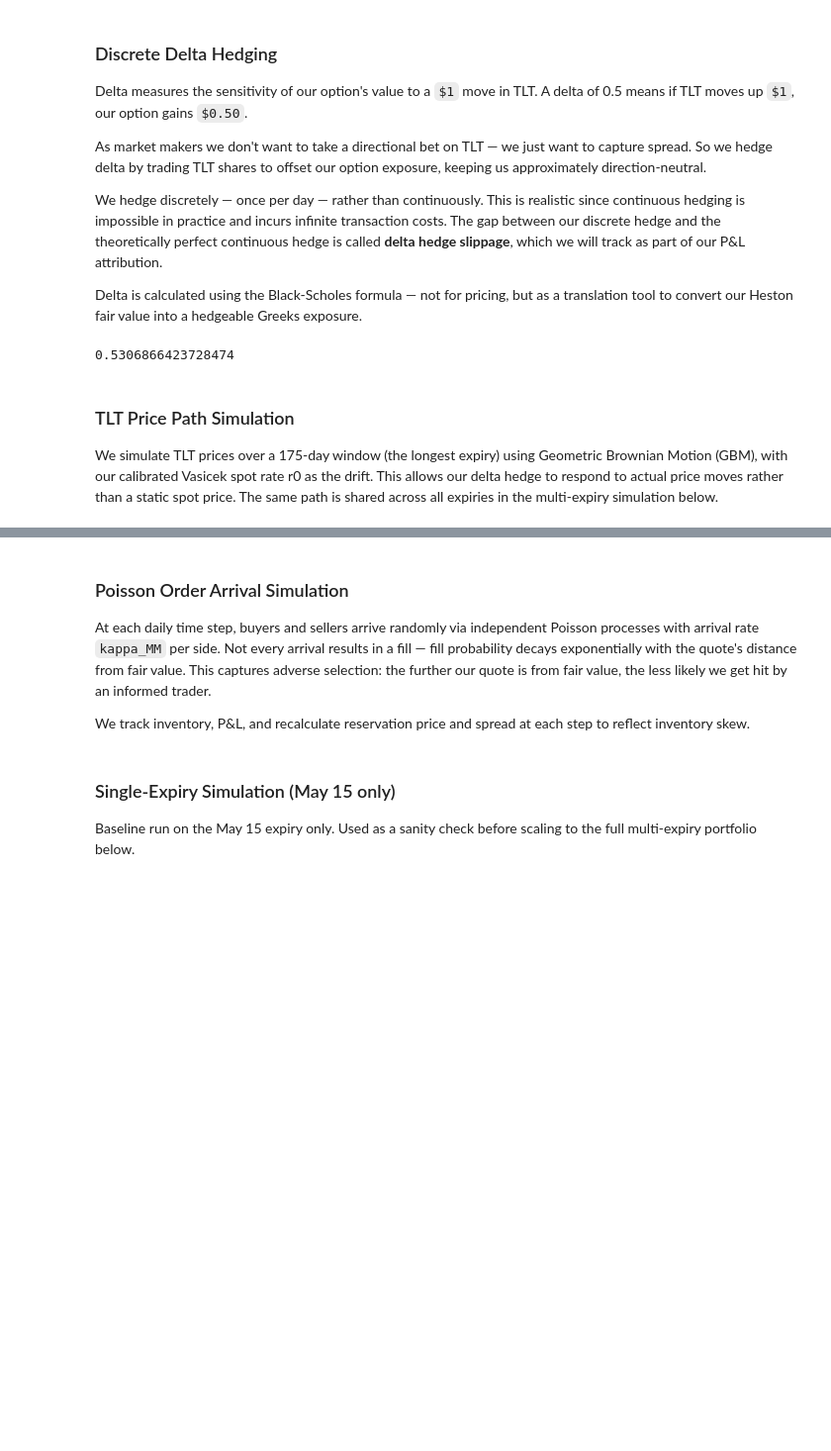
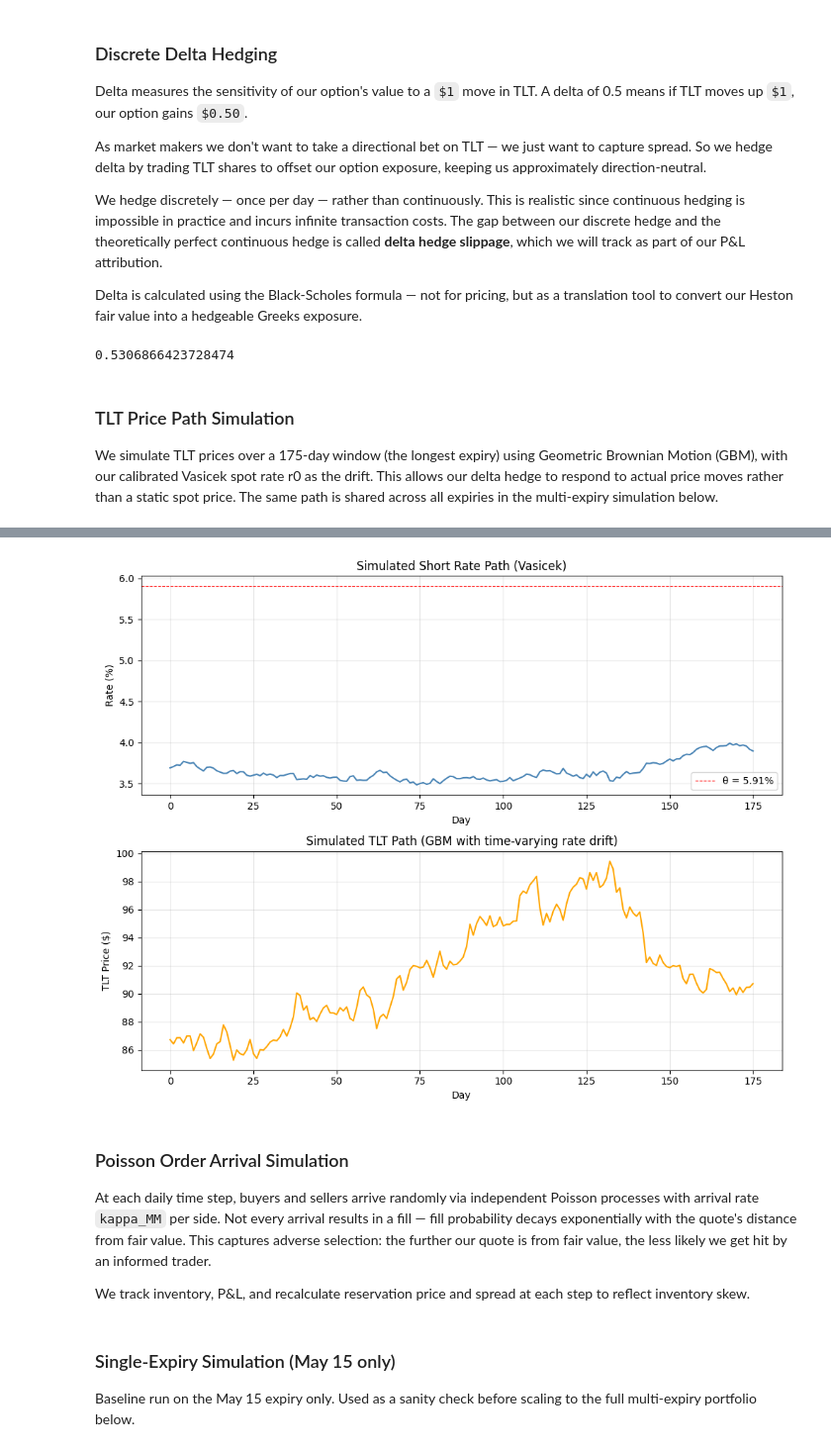
Before and after one commit to ethanasbell/market-making-simulator, a Jupyter notebook: scripts/quoting_engine.ipynb, the cells around one changed output, grey strips where cells are left out. Shown at 99% size. Cells and saved outputs as stored; diff of their text form; code cells hidden in the pictures; blank space fills up the shorter version.

```diff
--- a/scripts/quoting_engine.ipynb
+++ b/scripts/quoting_engine.ipynb
@@ -163,3 +174,67 @@ plt.show()
+# %%
+def simulate_coupled_paths(S0, r0, kappa_r, theta_r, sigma_r, sigma_S,
+                           T_days, rho=-0.7, seed=None):
+    """
+    Joint simulation of short rate (Vasicek) and TLT price (GBM with time-varying drift).
+
+    The rate-TLT correlation captures the empirical 'rates ↑ → TLT ↓' dynamic.
+
+    Returns:
+        rate_path: array of length T_days+1, the simulated short rate
+        tlt_path:  array of length T_days+1, the simulated TLT price
+    """
+    if seed is not None:
+        np.random.seed(seed)
+
+    dt = 1/365
+    rates  = [r0]
+    prices = [S0]
+
+    for _ in range(T_days):
+        # correlated Brownian shocks
+        z1 = np.random.normal(0, 1)
+        z2 = np.random.normal(0, 1)
+        dW_r = z1 * np.sqrt(dt)
+        dW_S = (rho * z1 + np.sqrt(1 - rho**2) * z2) * np.sqrt(dt)
+
+        # Vasicek step (Euler-Maruyama discretization)
+        r_new = rates[-1] + kappa_r * (theta_r - rates[-1]) * dt + sigma_r * dW_r
+
+        # TLT step with time-varying drift = current rate
+        S_new = prices[-1] * np.exp((rates[-1] - 0.5 * sigma_S**2) * dt + sigma_S * dW_S)
+
+        rates.append(r_new)
+        prices.append(S_new)
+
+    return np.array(rates), np.array(prices)
+
+
+# quick sanity check + dual plot
+rate_path, tlt_path_test = simulate_coupled_paths(
+    S0, r0, kappa_r, theta_r, sigma_r, sigma['Oct16'],
+    T_days=175, rho=rho_rS, seed=42
+)
+
+fig, (ax1, ax2) = plt.subplots(2, 1, figsize=(10, 8))
+
+ax1.plot(rate_path * 100, color='steelblue')
+ax1.axhline(theta_r * 100, color='red', linestyle='--', linewidth=0.8, label=f'θ = {theta_r*100:.2f}%')
+ax1.set_title('Simulated Short Rate Path (Vasicek)')
+ax1.set_xlabel('Day')
+ax1.set_ylabel('Rate (%)')
+ax1.legend()
+ax1.grid(True, alpha=0.3)
+
+ax2.plot(tlt_path_test, color='orange')
+ax2.set_title('Simulated TLT Path (GBM with time-varying rate drift)')
+ax2.set_xlabel('Day')
+ax2.set_ylabel('TLT Price ($)')
+ax2.grid(True, alpha=0.3)
+
+plt.tight_layout()
+plt.show()
+# %% [output]
+[figure, added]
 # %% [markdown]
 ### Poisson Order Arrival Simulation
 At each daily time step, buyers and sellers arrive randomly via independent Poisson processes
```
Also changed, not shown: parts of 8 cells of this notebook.
